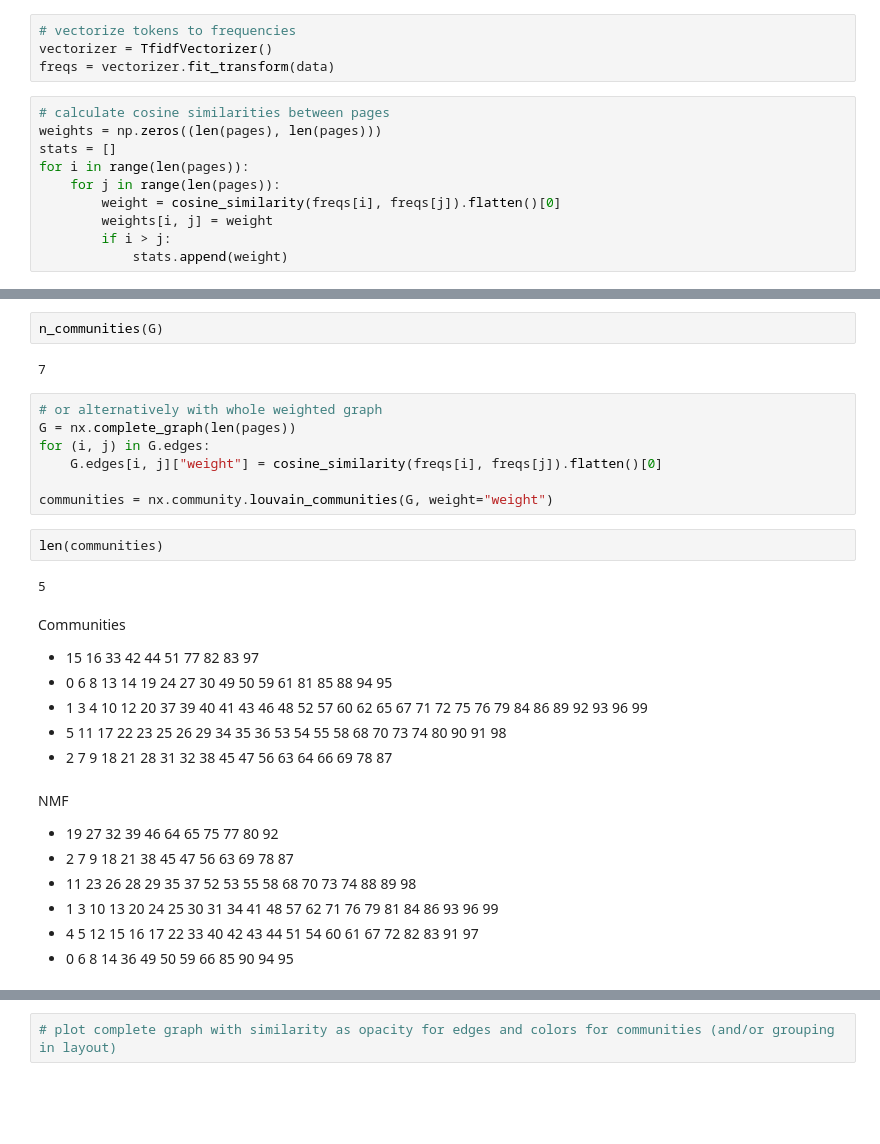
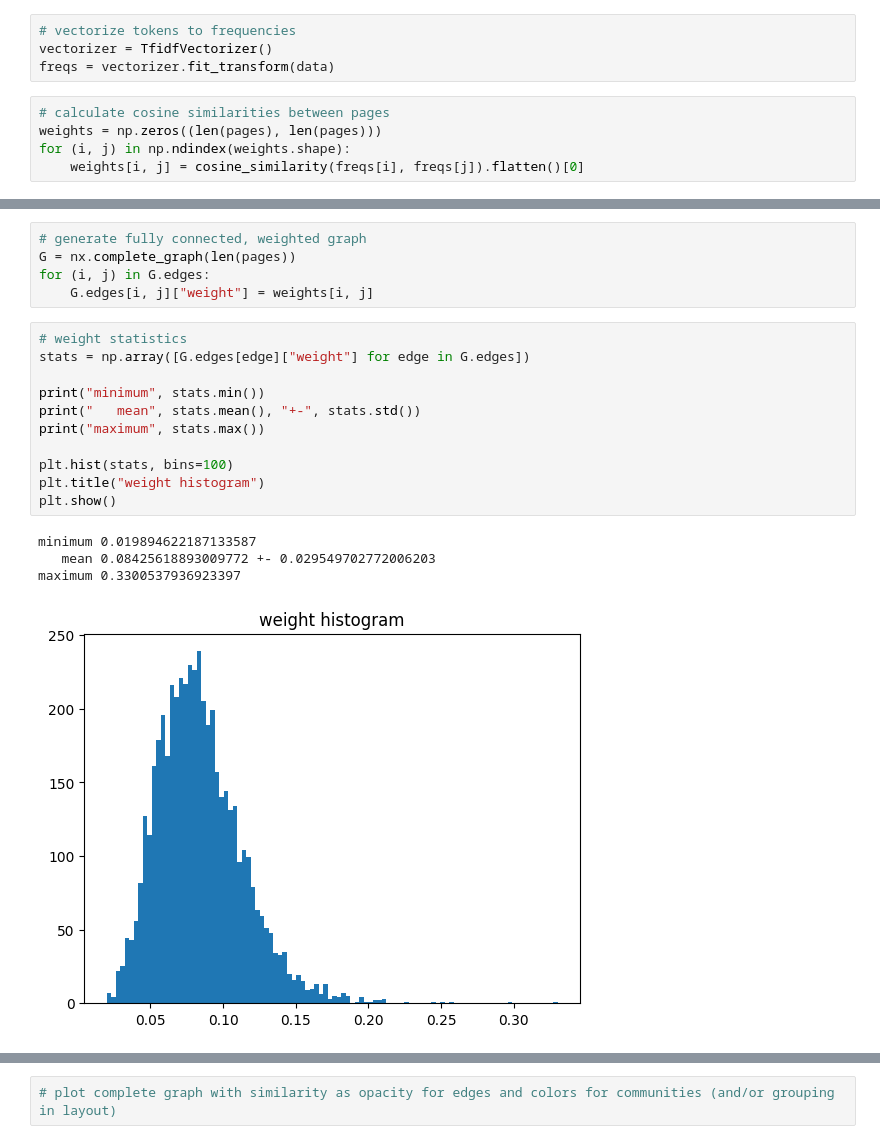
Before and after one commit to maxstollmayer/Graph-Algorithms-Project, a Jupyter notebook: cains_jawbone_graph.ipynb, the cells around one changed output, grey strips where cells are left out. Cells and saved outputs as stored; diff of their text form; blank space fills up the shorter version.

```diff
--- a/cains_jawbone_graph.ipynb
+++ b/cains_jawbone_graph.ipynb
@@ -70,10 +69,5 @@ freqs = vectorizer.fit_transform(data)
 # %%
 # calculate cosine similarities between pages
 weights = np.zeros((len(pages), len(pages)))
-stats = []
-for i in range(len(pages)):
-    for j in range(len(pages)):
-        weight = cosine_similarity(freqs[i], freqs[j]).flatten()[0]
-        weights[i, j] = weight
-        if i > j:
-            stats.append(weight)
+for (i, j) in np.ndindex(weights.shape):
+    weights[i, j] = cosine_similarity(freqs[i], freqs[j]).flatten()[0]
@@ -110,32 +74,21 @@ def n_communities(G: nx.Graph) -> float:
-# %%
-n_communities(G)
-# %% [output]
-7
 # %%
-# or alternatively with whole weighted graph
+# generate fully connected, weighted graph
 G = nx.complete_graph(len(pages))
 for (i, j) in G.edges:
-    G.edges[i, j]["weight"] = cosine_similarity(freqs[i], freqs[j]).flatten()[0]
-
-communities = nx.community.louvain_communities(G, weight="weight")
+    G.edges[i, j]["weight"] = weights[i, j]
-# %%
-len(communities)
-# %% [output]
-5
-# %% [markdown]
-Communities
-
-- 15 16 33 42 44 51 77 82 83 97
-- 0 6 8 13 14 19 24 27 30 49 50 59 61 81 85 88 94 95
-- 1 3 4 10 12 20 37 39 40 41 43 46 48 52 57 60 62 65 67 71 72 75 76 79 84 86 89 92 93 96 99
-- 5 11 17 22 23 25 26 29 34 35 36 53 54 55 58 68 70 73 74 80 90 91 98
-- 2 7 9 18 21 28 31 32 38 45 47 56 63 64 66 69 78 87
-# %% [markdown]
-NMF
-
-- 19 27 32 39 46 64 65 75 77 80 92
-- 2 7 9 18 21 38 45 47 56 63 69 78 87
-- 11 23 26 28 29 35 37 52 53 55 58 68 70 73 74 88 89 98
-- 1 3 10 13 20 24 25 30 31 34 41 48 57 62 71 76 79 81 84 86 93 96 99
-- 4 5 12 15 16 17 22 33 40 42 43 44 51 54 60 61 67 72 82 83 91 97
-- 0 6 8 14 36 49 50 59 66 85 90 94 95
+# %%
+# weight statistics
+stats = np.array([G.edges[edge]["weight"] for edge in G.edges])
+
+print("minimum", stats.min())
+print("   mean", stats.mean(), "+-", stats.std())
+print("maximum", stats.max())
+
+plt.hist(stats, bins=100)
+plt.title("weight histogram")
+plt.show()
+# %% [output]
+minimum 0.019894622187133587
+   mean 0.08425618893009772 +- 0.029549702772006203
+maximum 0.3300537936923397
+[figure, added]
```
Also changed, not shown: parts of 28 cells of this notebook, 1 other file.
